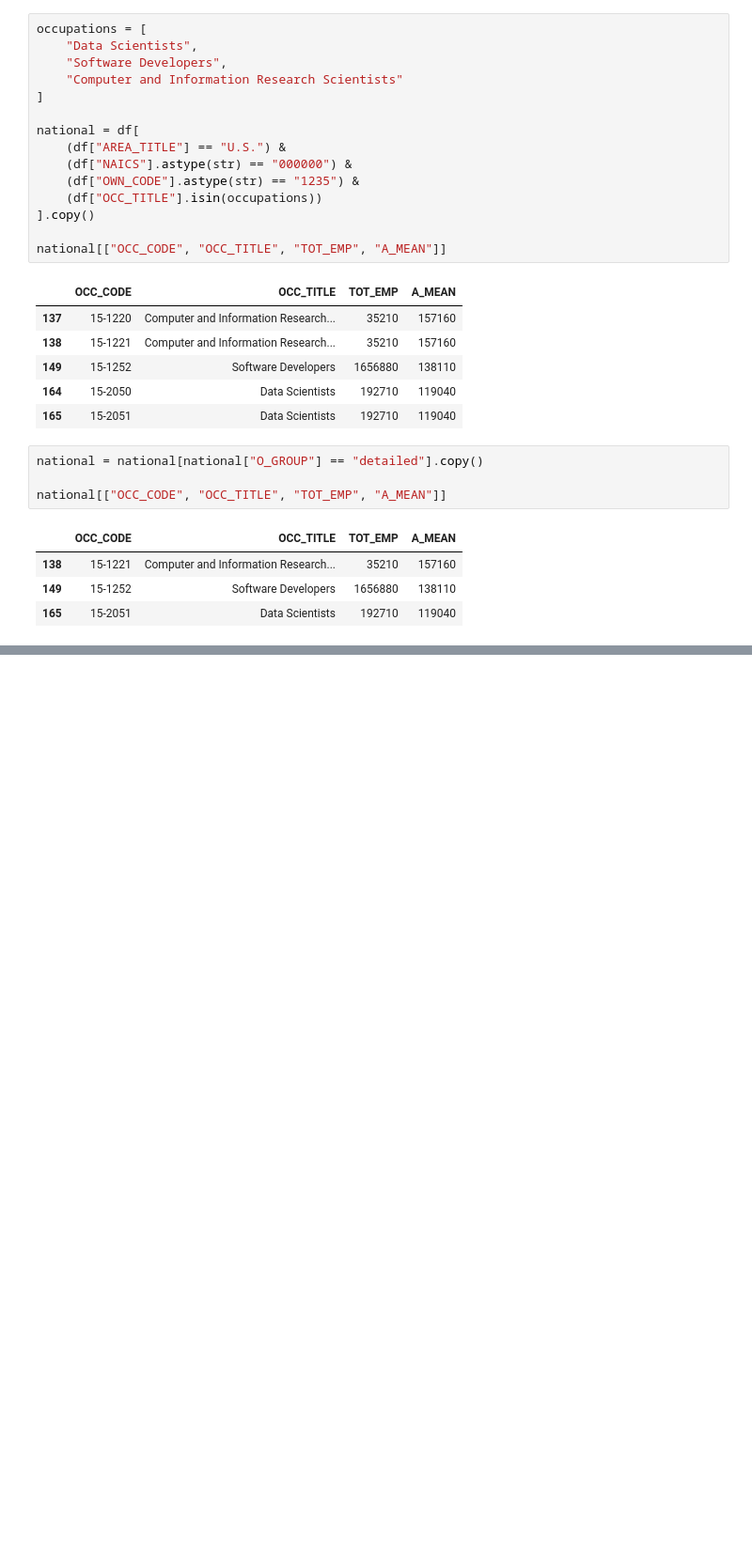
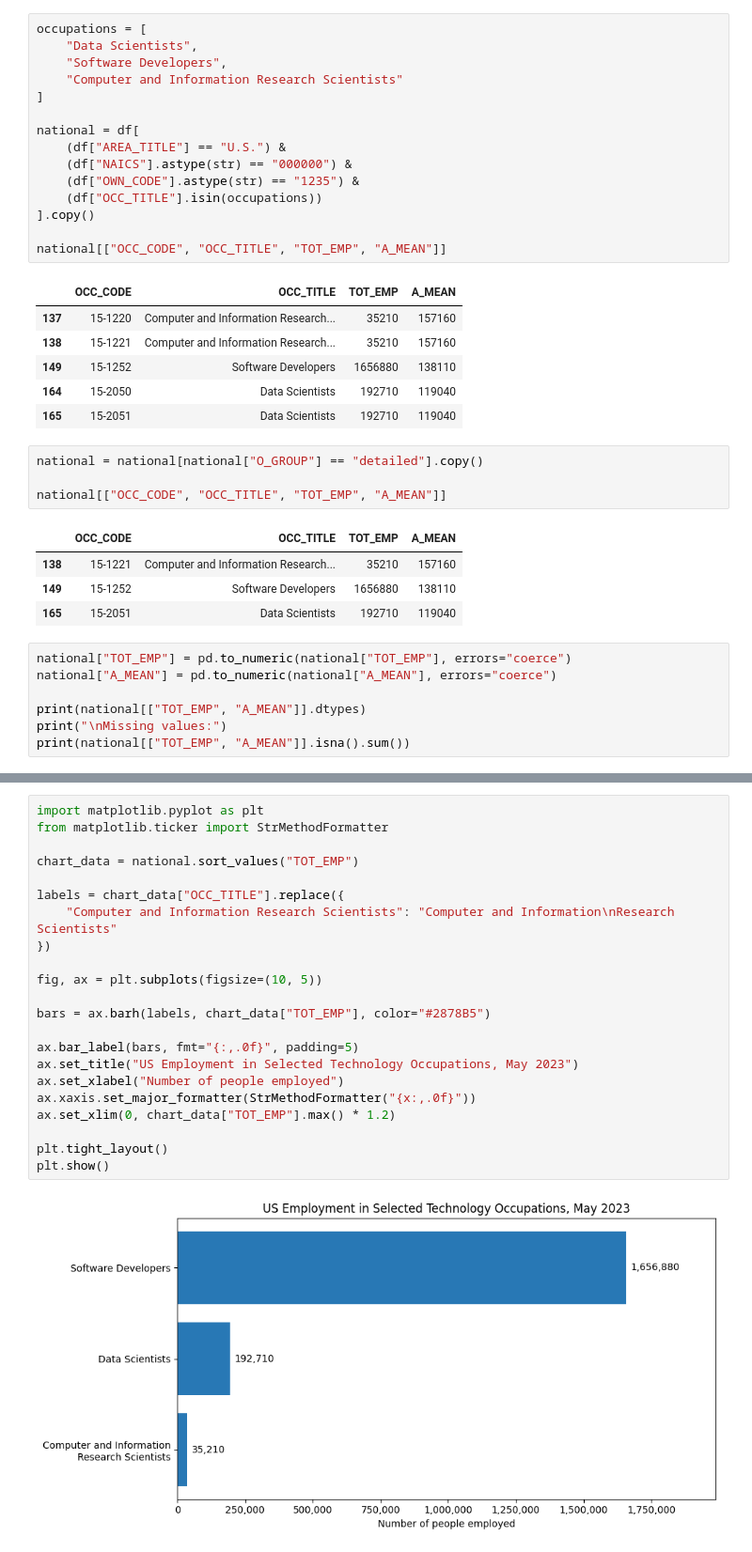
Before and after one commit to 2022245/ai-employment-analysis., a Jupyter notebook: 1_AI_Employment_Analysis.ipynb, the cells around one changed output, grey strips where cells are left out. Shown at 94% size. Cells and saved outputs as stored; diff of their text form; blank space fills up the shorter version.

Commit message:
Add employment bar chart and explanation

```diff
--- a/1_AI_Employment_Analysis.ipynb
+++ b/1_AI_Employment_Analysis.ipynb
@@ -66,3 +64,10 @@ national[["OCC_CODE", "OCC_TITLE", "TOT_EMP", "A_MEAN"]]
 | 138 | 15-1221 | Computer and Information Research... | 35210 | 157160 |
 | 149 | 15-1252 | Software Developers | 1656880 | 138110 |
 | 165 | 15-2051 | Data Scientists | 192710 | 119040 |
+# %%
+national["TOT_EMP"] = pd.to_numeric(national["TOT_EMP"], errors="coerce")
+national["A_MEAN"] = pd.to_numeric(national["A_MEAN"], errors="coerce")
+
+print(national[["TOT_EMP", "A_MEAN"]].dtypes)
+print("\nMissing values:")
+print(national[["TOT_EMP", "A_MEAN"]].isna().sum())
@@ -68,0 +83,24 @@ national[["OCC_CODE", "OCC_TITLE", "TOT_EMP", "A_MEAN"]]
+# %%
+import matplotlib.pyplot as plt
+from matplotlib.ticker import StrMethodFormatter
+
+chart_data = national.sort_values("TOT_EMP")
+
+labels = chart_data["OCC_TITLE"].replace({
+    "Computer and Information Research Scientists": "Computer and Information\nResearch Scientists"
+})
+
+fig, ax = plt.subplots(figsize=(10, 5))
+
+bars = ax.barh(labels, chart_data["TOT_EMP"], color="#2878B5")
+
+ax.bar_label(bars, fmt="{:,.0f}", padding=5)
+ax.set_title("US Employment in Selected Technology Occupations, May 2023")
+ax.set_xlabel("Number of people employed")
+ax.xaxis.set_major_formatter(StrMethodFormatter("{x:,.0f}"))
+ax.set_xlim(0, chart_data["TOT_EMP"].max() * 1.2)
+
+plt.tight_layout()
+plt.show()
+# %% [output]
+[figure, added]
```
Also changed, not shown: parts of 3 cells of this notebook.
